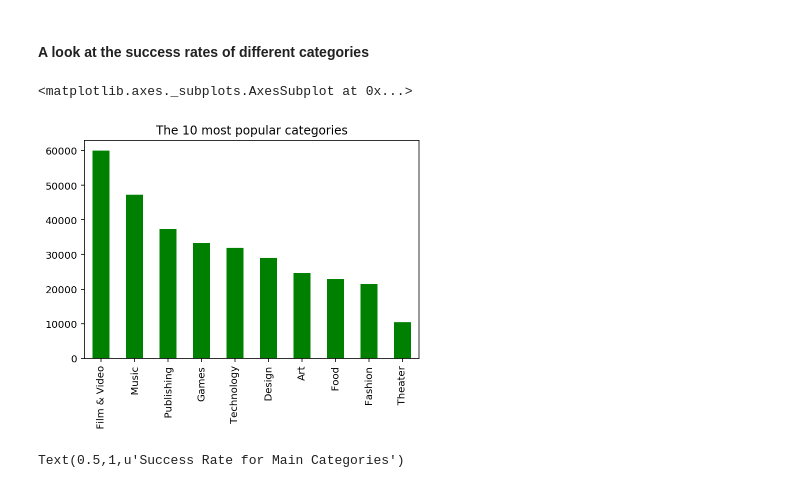
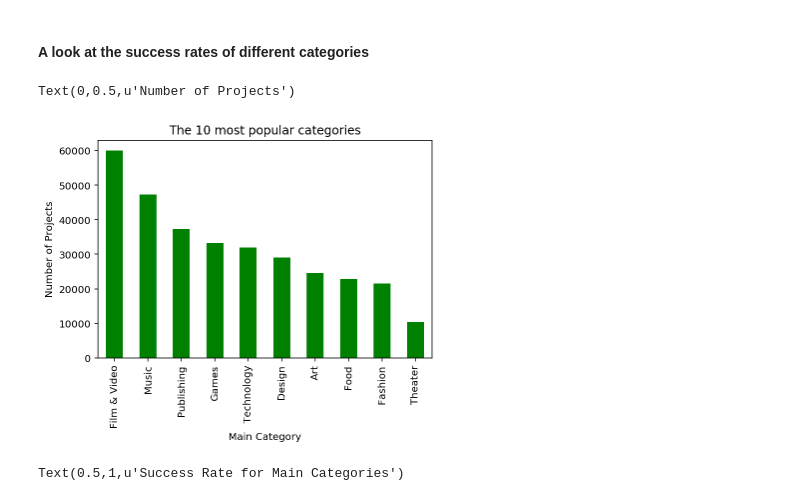
Before and after one commit to themp731/NYU_git, a Jupyter notebook: NYU-dwd-kickstarter/PanosPals_MP.2.ipynb, the cells around one changed output. Saved outputs shown, nothing was run; the diff lists cells and outputs as text; code cells hidden in the pictures.

```diff
--- a/NYU-dwd-kickstarter/PanosPals_MP.2.ipynb
+++ b/NYU-dwd-kickstarter/PanosPals_MP.2.ipynb
@@ -241,11 +288,13 @@ Text(0.5,1,u'Average Backers per Country')
 # %%
 popular = df_categories["main_category"].value_counts().sort_values(ascending=False)[0:10]
 popular.plot(kind='bar',
              color='green',
              title="The 10 most popular categories")
+plt.xlabel("Main Category")
+plt.ylabel("Number of Projects")
 # %% [output]
-<matplotlib.axes._subplots.AxesSubplot at 0x...>
+Text(0,0.5,u'Number of Projects')
-[figure, old version]
+[figure, new version]
 # %%
 # Get the number of successful projects for each of the top categories
 # First select only top categories
```
Also changed, not shown: parts of 13 cells of this notebook.
